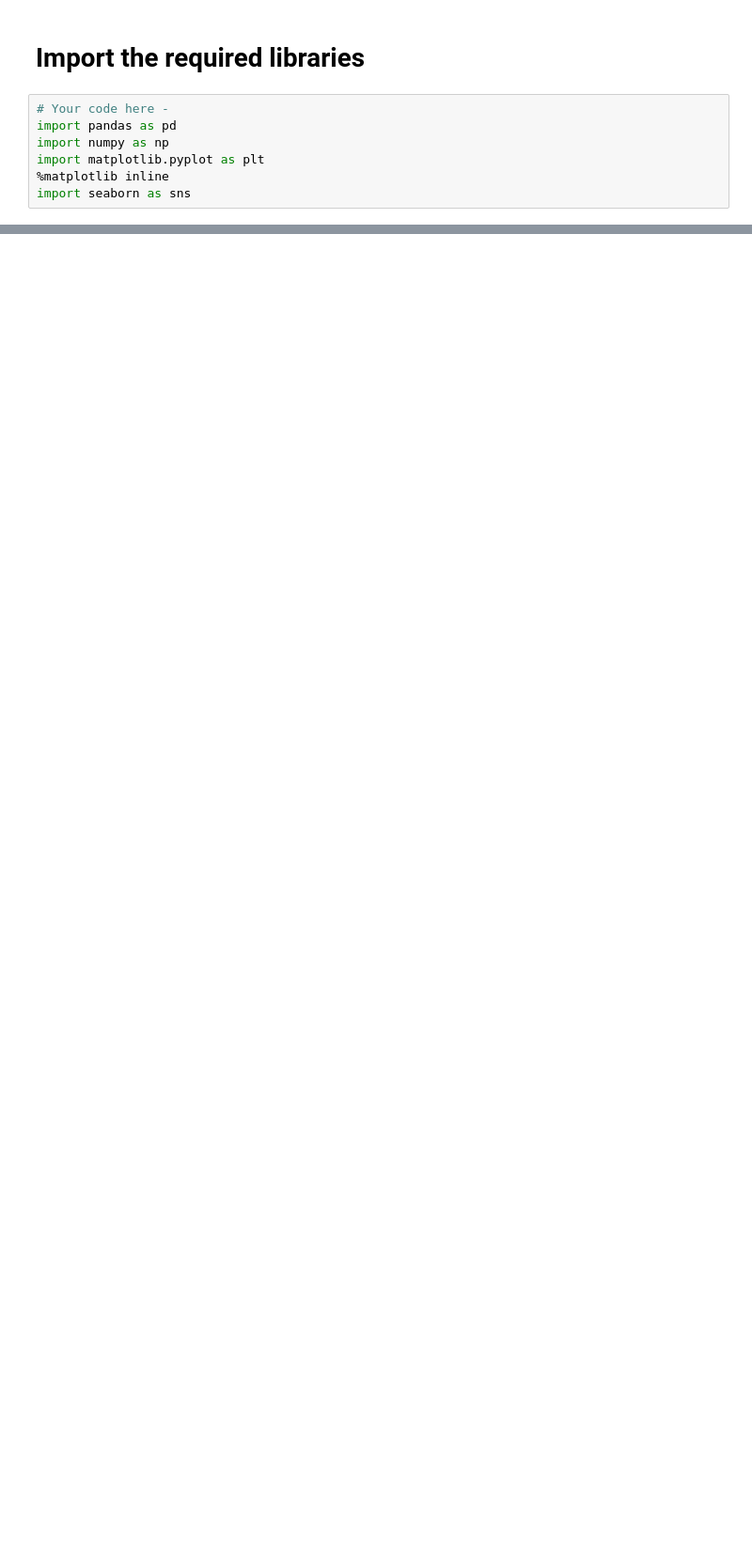
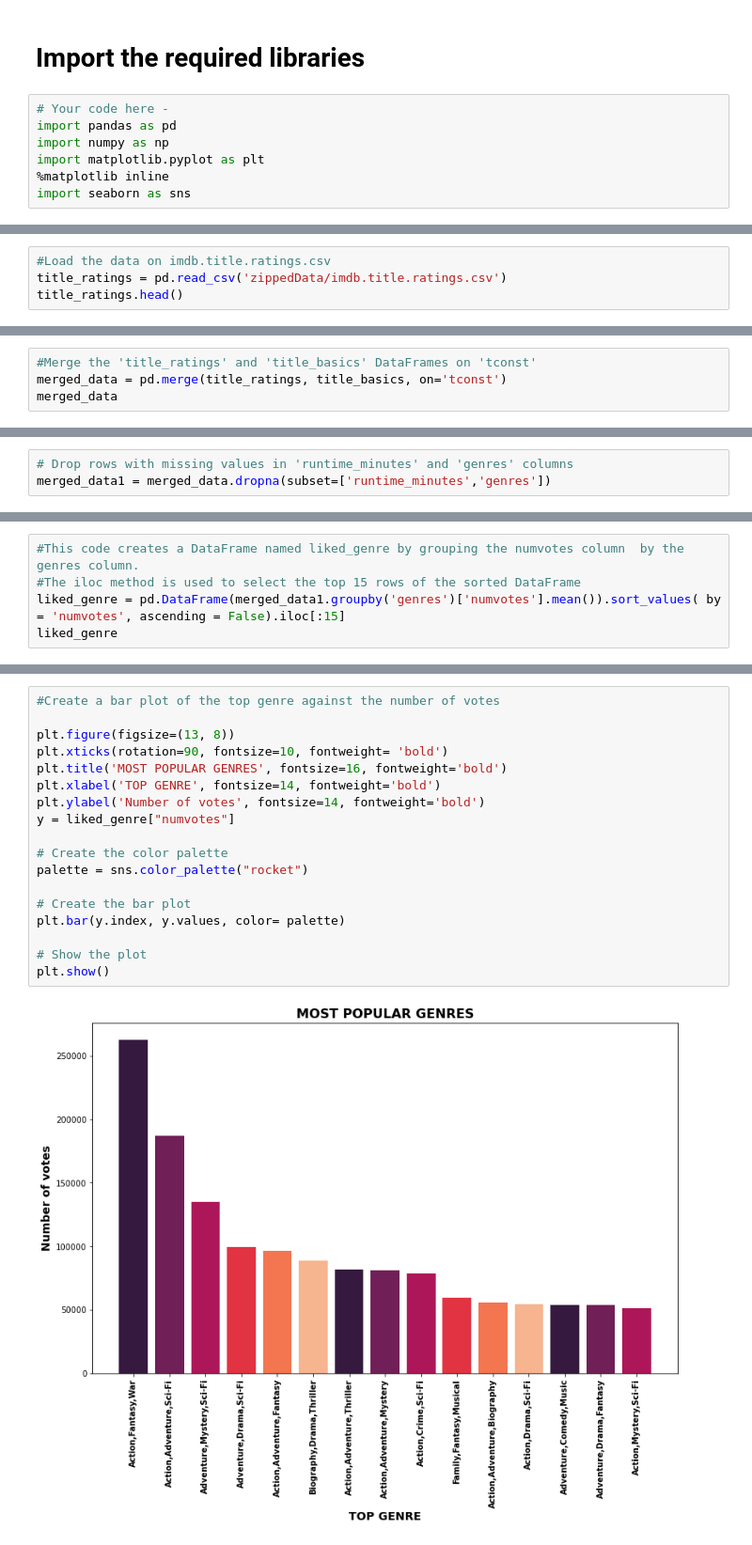
Before and after one commit to Khadija-Omar/final-dsc-phase-1-project, a Jupyter notebook: student.ipynb, the cells around one changed output, grey strips where cells are left out. Shown at 94% size. Drawn from its saved outputs; the diff is of its cells as text; blank space fills up the shorter version.

```diff
--- a/student.ipynb
+++ b/student.ipynb
@@ -98,0 +349,4 @@ import seaborn as sns
+# %%
+#Load the data on imdb.title.ratings.csv
+title_ratings = pd.read_csv('zippedData/imdb.title.ratings.csv')
+title_ratings.head()
@@ -98,0 +375,4 @@ import seaborn as sns
+# %%
+#Merge the 'title_ratings' and 'title_basics' DataFrames on 'tconst'
+merged_data = pd.merge(title_ratings, title_basics, on='tconst')
+merged_data
@@ -98,0 +411,3 @@ import seaborn as sns
+# %%
+# Drop rows with missing values in 'runtime_minutes' and 'genres' columns
+merged_data1 = merged_data.dropna(subset=['runtime_minutes','genres'])
@@ -98,0 +465,5 @@ import seaborn as sns
+# %%
+#This code creates a DataFrame named liked_genre by grouping the numvotes column  by the genres column.
+#The iloc method is used to select the top 15 rows of the sorted DataFrame
+liked_genre = pd.DataFrame(merged_data1.groupby('genres')['numvotes'].mean()).sort_values( by = 'numvotes', ascending = False).iloc[:15]
+liked_genre
@@ -98,0 +488,20 @@ import seaborn as sns
+# %%
+#Create a bar plot of the top genre against the number of votes
+
+plt.figure(figsize=(13, 8))
+plt.xticks(rotation=90, fontsize=10, fontweight= 'bold')
+plt.title('MOST POPULAR GENRES', fontsize=16, fontweight='bold')
+plt.xlabel('TOP GENRE', fontsize=14, fontweight='bold')
+plt.ylabel('Number of votes', fontsize=14, fontweight='bold')
+y = liked_genre["numvotes"]
+
+# Create the color palette
+palette = sns.color_palette("rocket")
+
+# Create the bar plot
+plt.bar(y.index, y.values, color= palette)
+
+# Show the plot
+plt.show()
+# %% [output]
+[figure, added]
```
Also changed, not shown: parts of 97 cells of this notebook.
